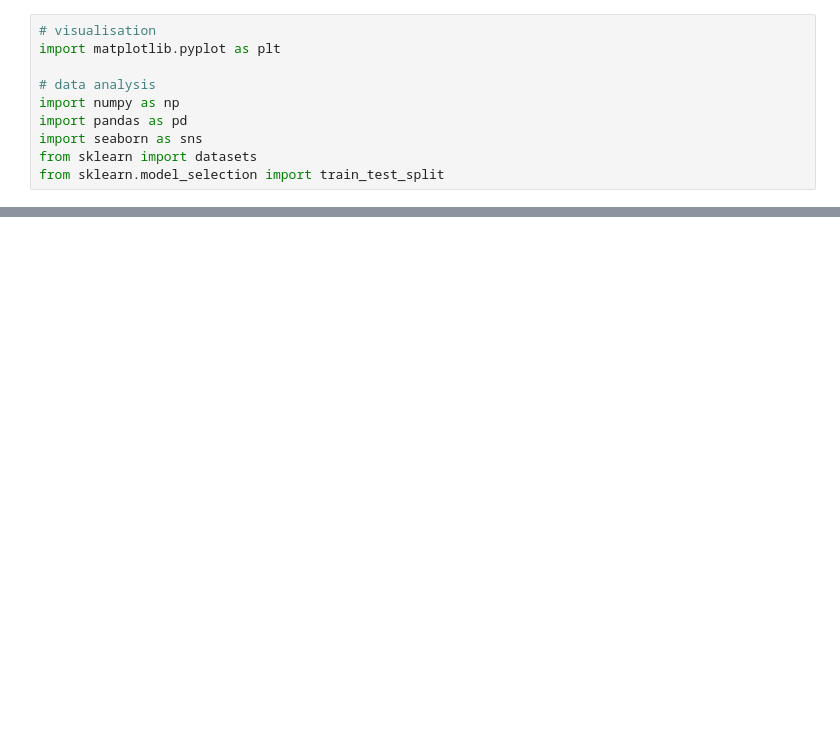
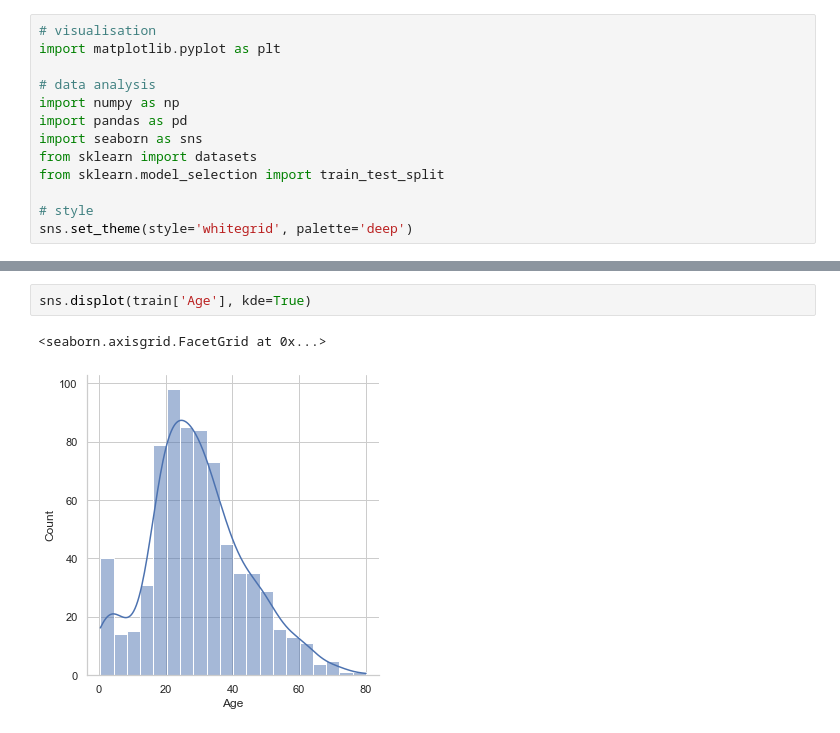
Before and after one commit to ConanMercer/Titanic, a Jupyter notebook: Titanic.ipynb, the cells around one changed output, grey strips where cells are left out. Cells and saved outputs as stored; diff of their text form; blank space fills up the shorter version.

```diff
--- a/Titanic.ipynb
+++ b/Titanic.ipynb
@@ -8,4 +8,7 @@ import pandas as pd
 import seaborn as sns
 from sklearn import datasets
 from sklearn.model_selection import train_test_split
+
+# style
+sns.set_theme(style='whitegrid', palette='deep')
 # %%
@@ -20,0 +36,5 @@ titanic.head()
+# %%
+sns.displot(train['Age'], kde=True)
+# %% [output]
+<seaborn.axisgrid.FacetGrid at 0x...>
+[figure, added]
```
Also changed, not shown: parts of 2 cells of this notebook, 5 other files.
